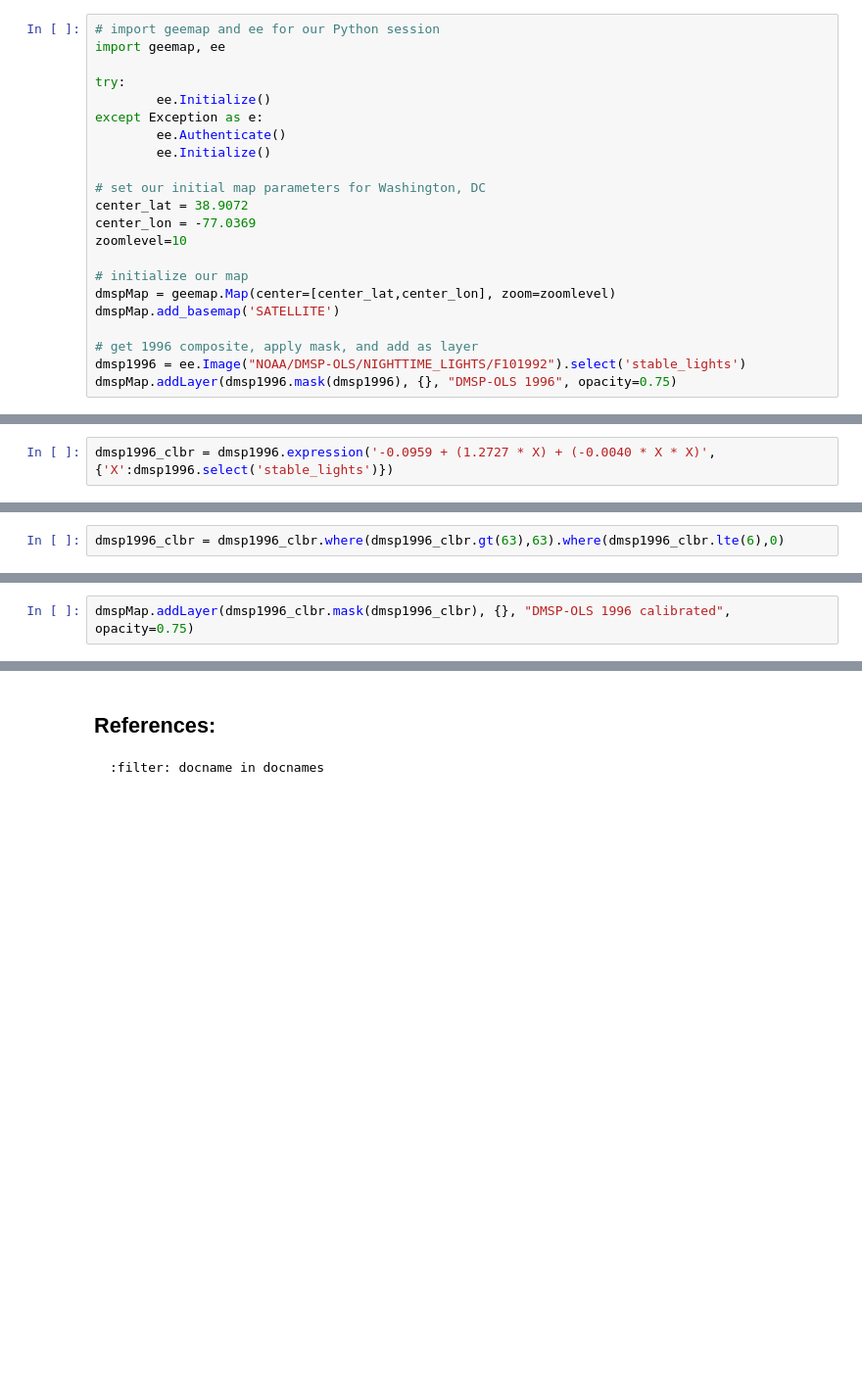
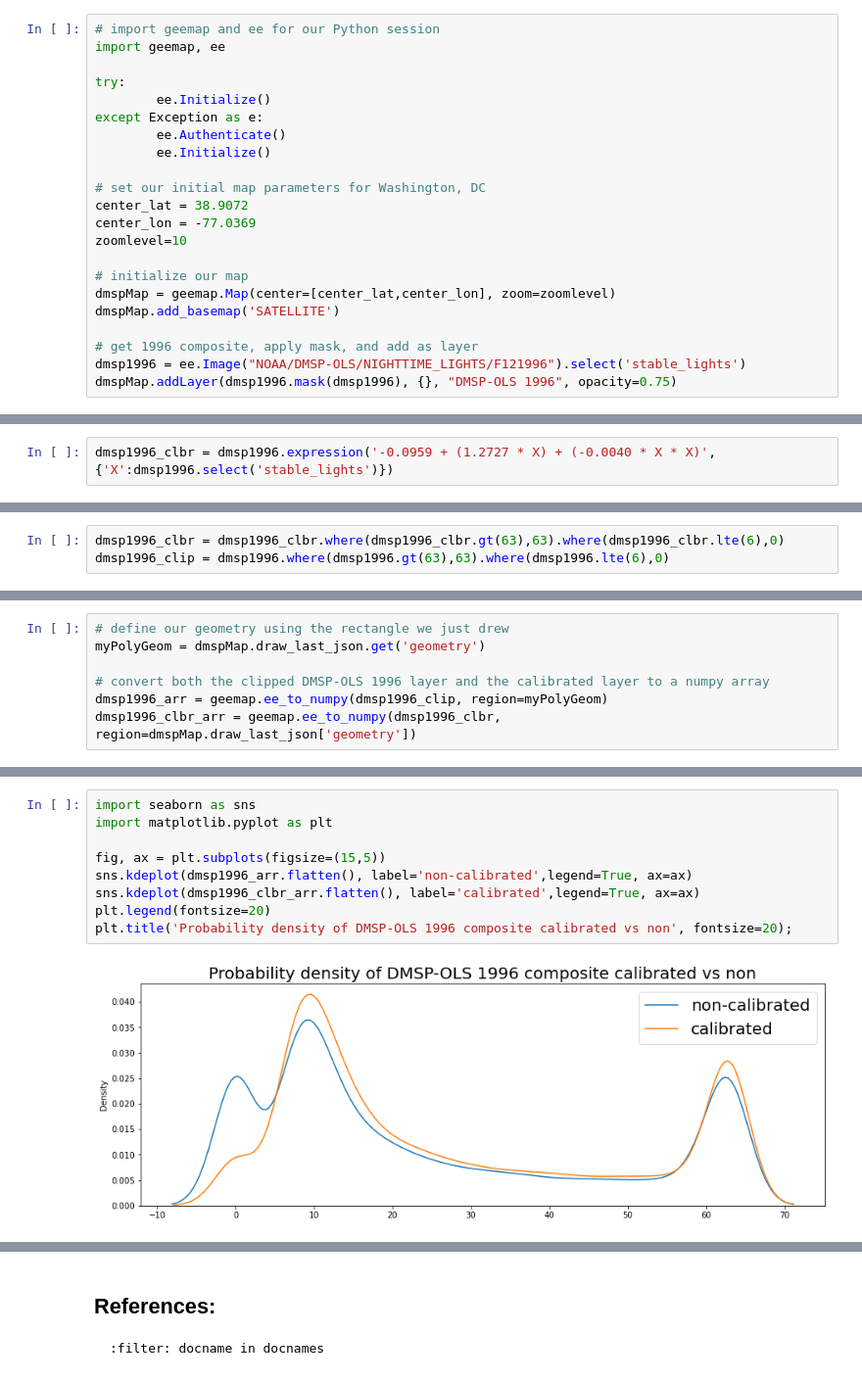
Before and after one commit to worldbank/OpenNightLights, a Jupyter notebook: onl/tutorials/mod2_2_DMSP-OLS_intercalibration.ipynb, the cells around one changed output, grey strips where cells are left out. Shown: that part at 98% size. Cells and saved outputs as stored; diff of their text form; blank space fills up the shorter version.

```diff
--- a/onl/tutorials/mod2_2_DMSP-OLS_intercalibration.ipynb
+++ b/onl/tutorials/mod2_2_DMSP-OLS_intercalibration.ipynb
@@ -72,7 +72,7 @@ dmspMap = geemap.Map(center=[center_lat,center_lon], zoom=zoomlevel)
 dmspMap.add_basemap('SATELLITE')
 
 # get 1996 composite, apply mask, and add as layer
-dmsp1996 = ee.Image("NOAA/DMSP-OLS/NIGHTTIME_LIGHTS/F101992").select('stable_lights')
+dmsp1996 = ee.Image("NOAA/DMSP-OLS/NIGHTTIME_LIGHTS/F121996").select('stable_lights')
 dmspMap.addLayer(dmsp1996.mask(dmsp1996), {}, "DMSP-OLS 1996", opacity=0.75)
 # %%
 # display our map
@@ -96,2 +98,3 @@ This calibration adjusts the value of the Digital Number (DN)and in some cases,
 # %%
 dmsp1996_clbr = dmsp1996_clbr.where(dmsp1996_clbr.gt(63),63).where(dmsp1996_clbr.lte(6),0)
+dmsp1996_clip = dmsp1996.where(dmsp1996.gt(63),63).where(dmsp1996.lte(6),0)
@@ -100,2 +100,0 @@ Now let's add our layer and compare.
-# %%
-dmspMap.addLayer(dmsp1996_clbr.mask(dmsp1996_clbr), {}, "DMSP-OLS 1996 calibrated", opacity=0.75)
@@ -105,0 +125,7 @@ EEException: Invalid argument specified for ee.List(): results
+# %%
+# define our geometry using the rectangle we just drew
+myPolyGeom = dmspMap.draw_last_json.get('geometry')
+
+# convert both the clipped DMSP-OLS 1996 layer and the calibrated layer to a numpy array
+dmsp1996_arr = geemap.ee_to_numpy(dmsp1996_clip, region=myPolyGeom)
+dmsp1996_clbr_arr = geemap.ee_to_numpy(dmsp1996_clbr, region=dmspMap.draw_last_json['geometry'])
@@ -105,0 +136,11 @@ EEException: Invalid argument specified for ee.List(): results
+# %%
+import seaborn as sns
+import matplotlib.pyplot as plt
+
+fig, ax = plt.subplots(figsize=(15,5))
+sns.kdeplot(dmsp1996_arr.flatten(), label='non-calibrated',legend=True, ax=ax)
+sns.kdeplot(dmsp1996_clbr_arr.flatten(), label='calibrated',legend=True, ax=ax)
+plt.legend(fontsize=20)
+plt.title('Probability density of DMSP-OLS 1996 composite calibrated vs non', fontsize=20);
+# %% [output]
+[figure, added]
```
Also changed, not shown: parts of 13 cells of this notebook, 4 other files.
